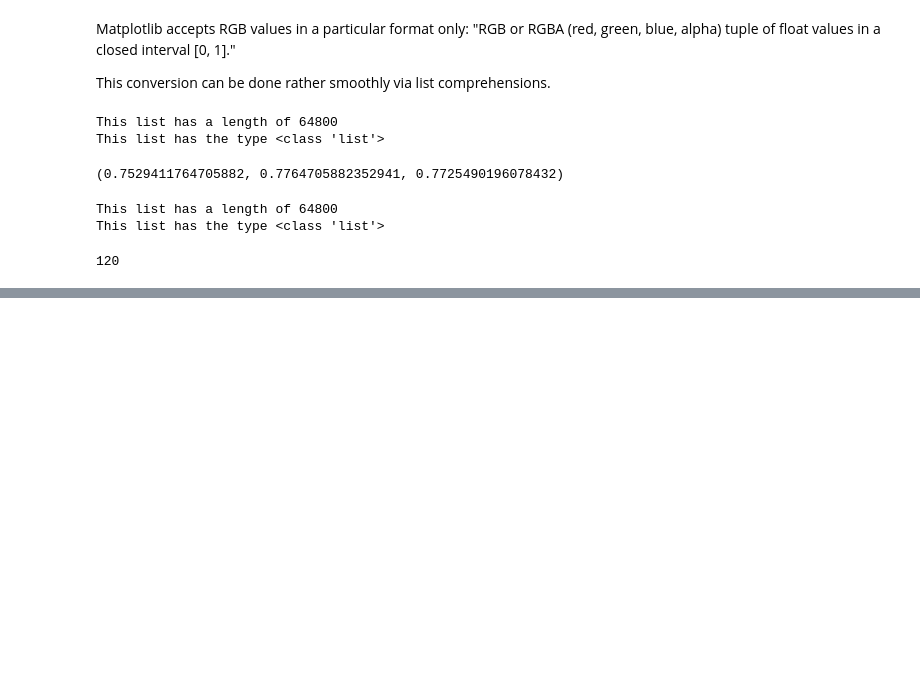
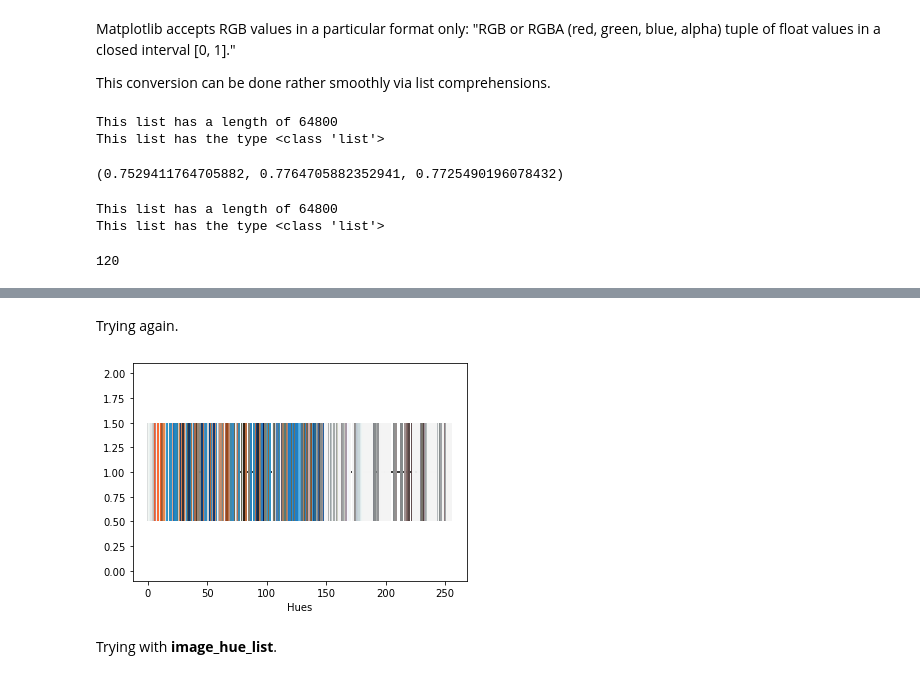
Before and after one commit to Windblown-Marionette/photo-palette, a Jupyter notebook: photo-palette.ipynb, the cells around one changed output, grey strips where cells are left out. Cells and saved outputs as stored; diff of their text form; code cells hidden in the pictures; blank space fills up the shorter version.

```diff
--- a/photo-palette.ipynb
+++ b/photo-palette.ipynb
@@ -266,0 +292,18 @@ This seems similar and hard to interpret. I will try with a different image.
+# %% [markdown]
+Trying again.
+# %%
+plt.figure()
+hues = [image_hue_list_unsorted]
+plt.hlines(1,1,256)  # Draw a horizontal line
+point_colors = [image_RGB_tuples]  # Requires RGB color format
+plt.eventplot(hues, orientation='horizontal', colors = point_colors, alpha = 1)
+plt.axis('on')
+plt.xlabel('Hues')
+plt.show()
+
+# note: hues and point_colors need to be a list contained within another list
+# learned through guess & check.
+# %% [output]
+[figure, added]
+# %% [markdown]
+Trying with **image_hue_list**.
```
Also changed, not shown: parts of 15 cells of this notebook.
